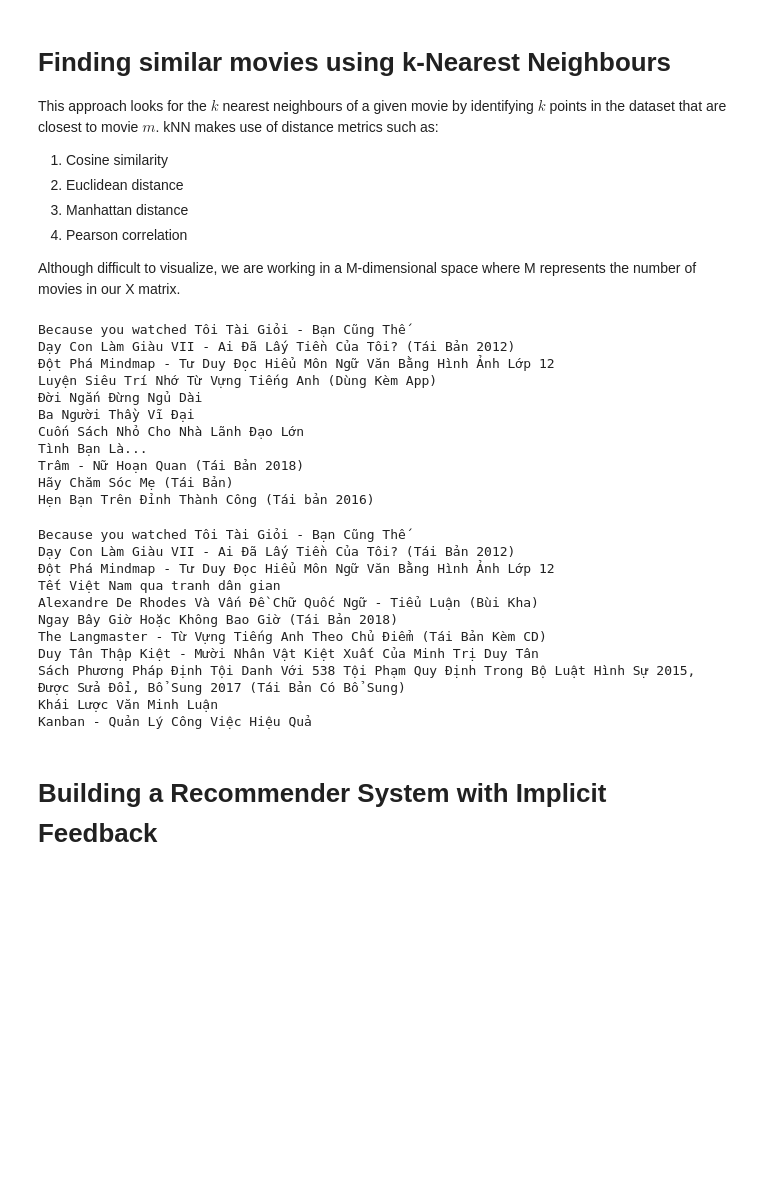
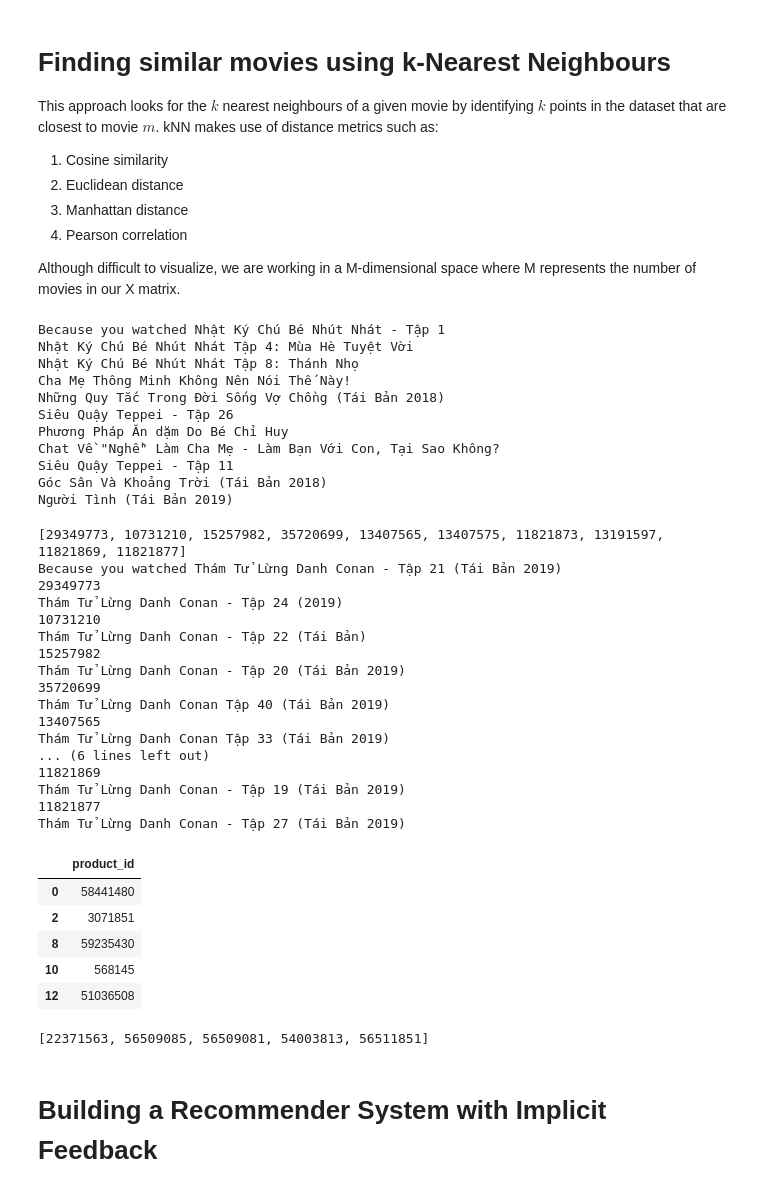
Before and after one commit to lananhlala/DoAnPTIT, a Jupyter notebook: Recommend/item-item-rs.ipynb, the cells around one changed output. Drawn from its saved outputs; the diff is of its cells as text; code cells hidden in the pictures; blank space fills up the shorter version.

```diff
--- a/Recommend/item-item-rs.ipynb
+++ b/Recommend/item-item-rs.ipynb
@@ -279,7 +301,7 @@ def find_similar_movies(product_id, X, k, metric='cosine', show_distance=False):
 # %%
 book_titles = dict(zip(books['product_id'], books['name']))
 
-book_id = 335337
+book_id = 322295
 
 similar_ids = find_similar_movies(book_id, X, k=10)
 book_title = book_titles[book_id]
@@ -288,37 +310,44 @@ print(f"Because you watched {book_title}")
 for i in similar_ids:
     print(book_titles[i])
 # %% [output]
-Because you watched Tôi Tài Giỏi - Bạn Cũng Thế
-Dạy Con Làm Giàu VII - Ai Đã Lấy Tiền Của Tôi? (Tái Bản 2012)
-Đột Phá Mindmap - Tư Duy Đọc Hiểu Môn Ngữ Văn Bằng Hình Ảnh Lớp 12
-Luyện Siêu Trí Nhớ Từ Vựng Tiếng Anh (Dùng Kèm App)
-Đời Ngắn Đừng Ngủ Dài
-Ba Người Thầy Vĩ Đại
-Cuốn Sách Nhỏ Cho Nhà Lãnh Đạo Lớn
-Tình Bạn Là...
-Trâm - Nữ Hoạn Quan (Tái Bản 2018)
-Hãy Chăm Sóc Mẹ (Tái Bản)
-Hẹn Bạn Trên Đỉnh Thành Công (Tái bản 2016)
+Because you watched Nhật Ký Chú Bé Nhút Nhát - Tập 1
+Nhật Ký Chú Bé Nhút Nhát Tập 4: Mùa Hè Tuyệt Vời
+Nhật Ký Chú Bé Nhút Nhát Tập 8: Thánh Nhọ
+Cha Mẹ Thông Minh Không Nên Nói Thế Này!
+Những Quy Tắc Trong Đời Sống Vợ Chồng (Tái Bản 2018)
+Siêu Quậy Teppei - Tập 26
+Phương Pháp Ăn dặm Do Bé Chỉ Huy
+Chat Về "Nghề" Làm Cha Mẹ - Làm Bạn Với Con, Tại Sao Không?
+Siêu Quậy Teppei - Tập 11
+Góc Sân Và Khoảng Trời (Tái Bản 2018)
+Người Tình (Tái Bản 2019)
 # %%
 book_titles = dict(zip(books['product_id'], books['name']))
 
-book_id = 335337
-
-similar_ids = find_similar_movies(book_id, X, k=10, metric='euclidean')
+book_id = 11821871
+similar_ids = find_similar_movies(book_id, X, k=10)
+print(similar_ids)
 book_title = book_titles[book_id]
 
 print(f"Because you watched {book_title}")
 for i in similar_ids:
+    print(i)
     print(book_titles[i])
 # %% [output]
-Because you watched Tôi Tài Giỏi - Bạn Cũng Thế
-Dạy Con Làm Giàu VII - Ai Đã Lấy Tiền Của Tôi? (Tái Bản 2012)
-Đột Phá Mindmap - Tư Duy Đọc Hiểu Môn Ngữ Văn Bằng Hình Ảnh Lớp 12
-Tết Việt Nam qua tranh dân gian
-Alexandre De Rhodes Và Vấn Đề Chữ Quốc Ngữ - Tiểu Luận (Bùi Kha)
-Ngay Bây Giờ Hoặc Không Bao Giờ (Tái Bản 2018)
-The Langmaster - Từ Vựng Tiếng Anh Theo Chủ Điểm (Tái Bản Kèm CD)
-Duy Tân Thập Kiệt - Mười Nhân Vật Kiệt Xuất Của Minh Trị Duy Tân
-Sách Phương Pháp Định Tội Danh Với 538 Tội Phạm Quy Định Trong Bộ Luật Hình Sự 2015, Được Sửa Đổi, Bổ Sung 2017 (Tái Bản Có Bổ Sung)
-Khái Lược Văn Minh Luận
-Kanban - Quản Lý Công Việc Hiệu Quả
+[29349773, 10731210, 15257982, 35720699, 13407565, 13407575, 11821873, 13191597, 11821869, 11821877]
+Because you watched Thám Tử Lừng Danh Conan - Tập 21 (Tái Bản 2019)
+29349773
+Thám Tử Lừng Danh Conan - Tập 24 (2019)
+10731210
+Thám Tử Lừng Danh Conan - Tập 22 (Tái Bản)
+15257982
+Thám Tử Lừng Danh Conan - Tập 20 (Tái Bản 2019)
+35720699
+Thám Tử Lừng Danh Conan Tập 40 (Tái Bản 2019)
+13407565
+Thám Tử Lừng Danh Conan Tập 33 (Tái Bản 2019)
+... (6 lines left out)
+11821869
+Thám Tử Lừng Danh Conan - Tập 19 (Tái Bản 2019)
+11821877
+Thám Tử Lừng Danh Conan - Tập 27 (Tái Bản 2019)
@@ -324,0 +358,12 @@ Kanban - Quản Lý Công Việc Hiệu Quả
+# %%
+predict_data = ratings[['product_id']]
+predict_data.drop_duplicates(inplace=True)
+# %%
+predict_data.head()
+# %% [output]
+|  | product_id |
+| 0 | 58441480 |
+| 2 | 3071851 |
+| 8 | 59235430 |
+| 10 | 568145 |
+| 12 | 51036508 |
@@ -324,0 +372,4 @@ Kanban - Quản Lý Công Việc Hiệu Quả
+# %%
+predict_data.rs_.values[0]
+# %% [output]
+[22371563, 56509085, 56509081, 54003813, 56511851]
```
Also changed, not shown: parts of 12 cells of this notebook, 21 other files.
